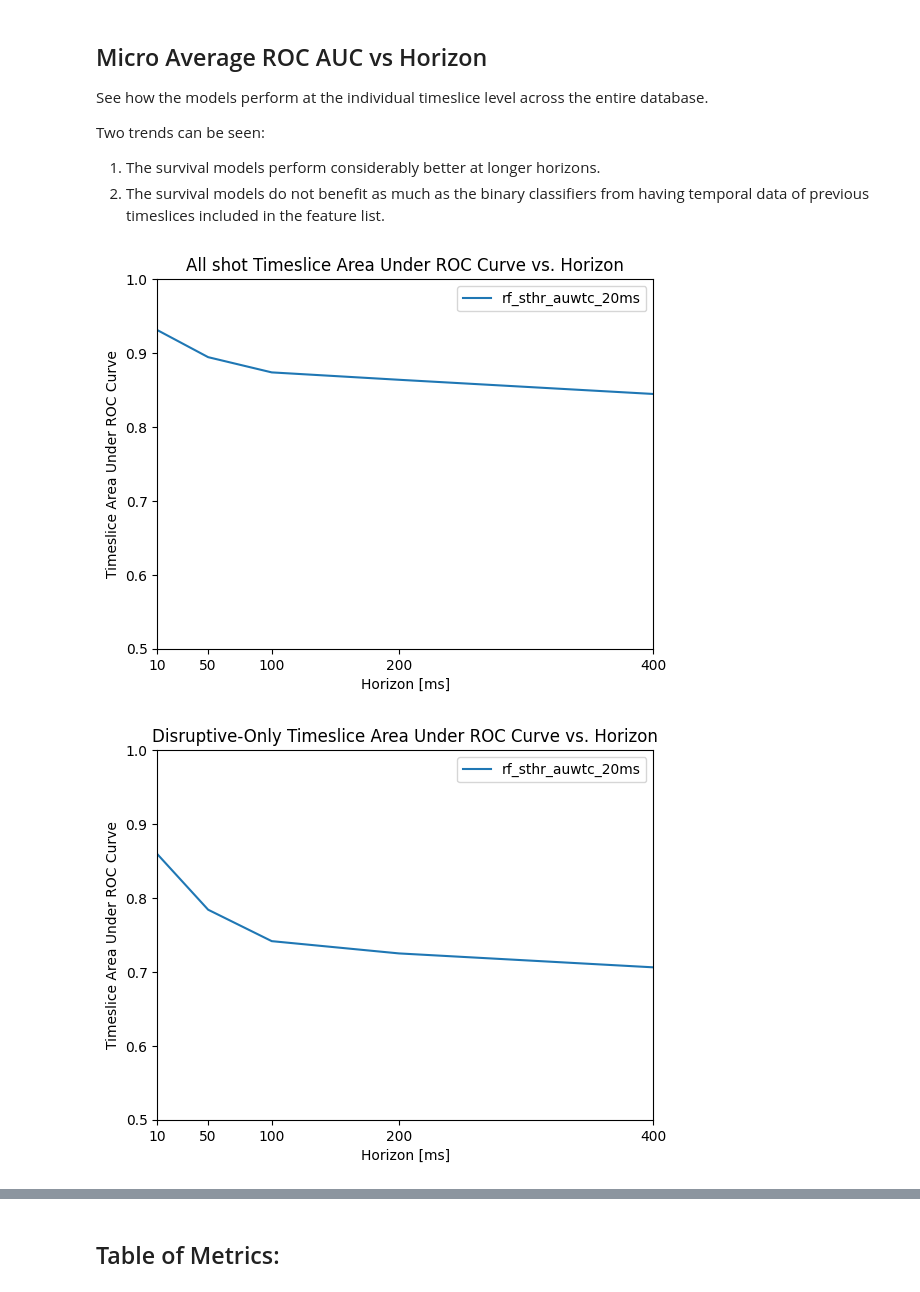
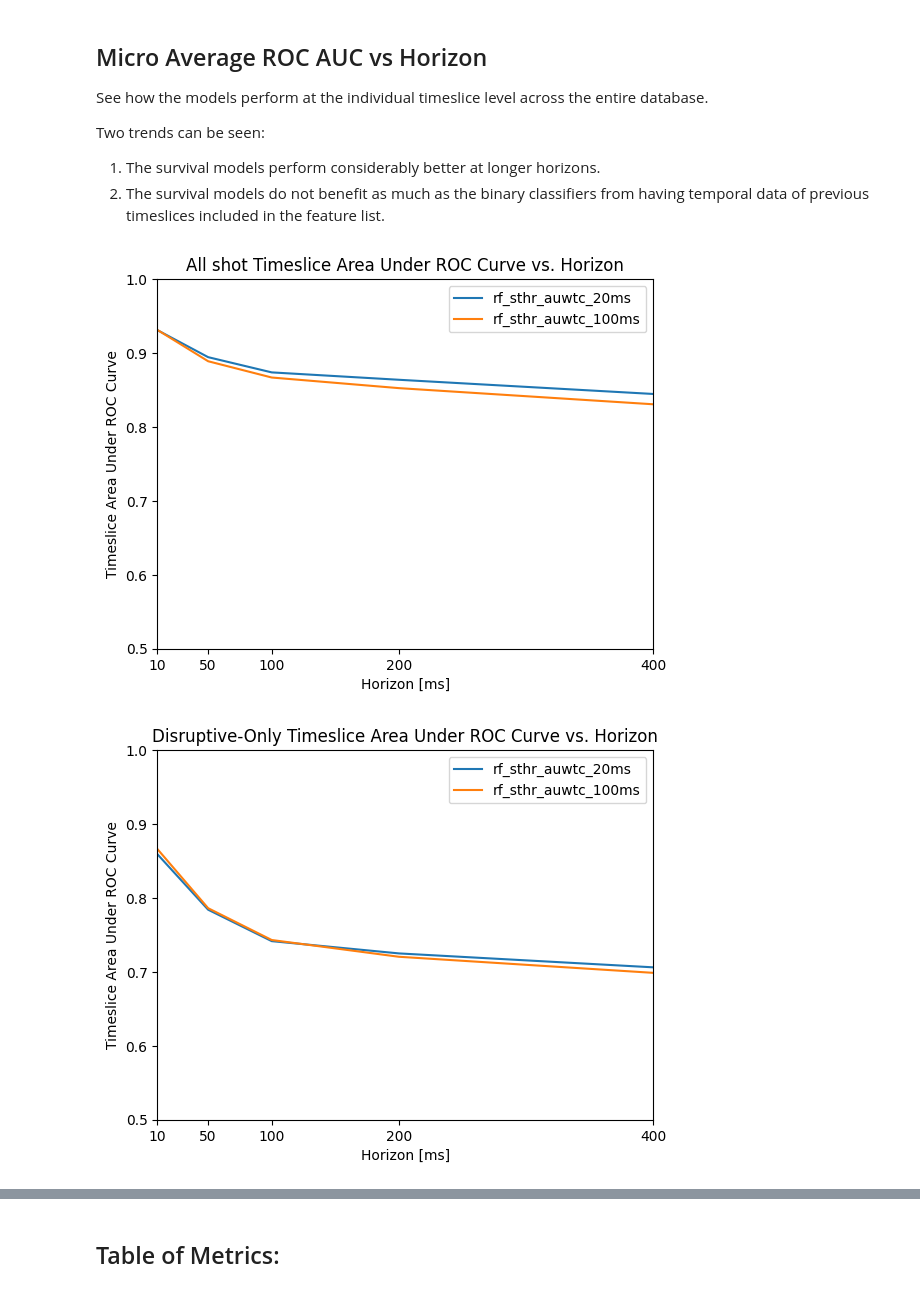
Before and after one commit to MIT-PSFC/disruption-survival-analysis, a Jupyter notebook: Run Experiments.ipynb, the cells around one changed output, grey strips where cells are left out. Saved outputs shown, nothing was run; the diff lists cells and outputs as text; code cells hidden in the pictures.

```diff
--- a/Run Experiments.ipynb
+++ b/Run Experiments.ipynb
@@ -20,7 +20,7 @@ dataset_path = 'no_ufo_flattop_7736_shots_6%_disruptive'
 models = ['rf']
 alarms = ['sthr']
 metrics = ['auwtc']
-min_warning_times = [0.02]
+min_warning_times = [0.02, 0.1]
 
 # Create a list of experiments
 experiment_list = []
@@ -47,7 +50,7 @@ Two trends can be seen:
 # %%
 plot_auroc_timeslice_all_vs_horizon(experiment_list, disrupt_only=False)
 plot_auroc_timeslice_all_vs_horizon(experiment_list, disrupt_only=True)
-plot_auroc_timeslice_shot_avg_vs_horizon(experiment_list)
+#plot_auroc_timeslice_shot_avg_vs_horizon(experiment_list)
 # %% [output]
-[figure, old version]
+[figure, new version]
-[figure, old version]
+[figure, new version]
```
Also changed, not shown: parts of 5 cells of this notebook, 2 other files.
